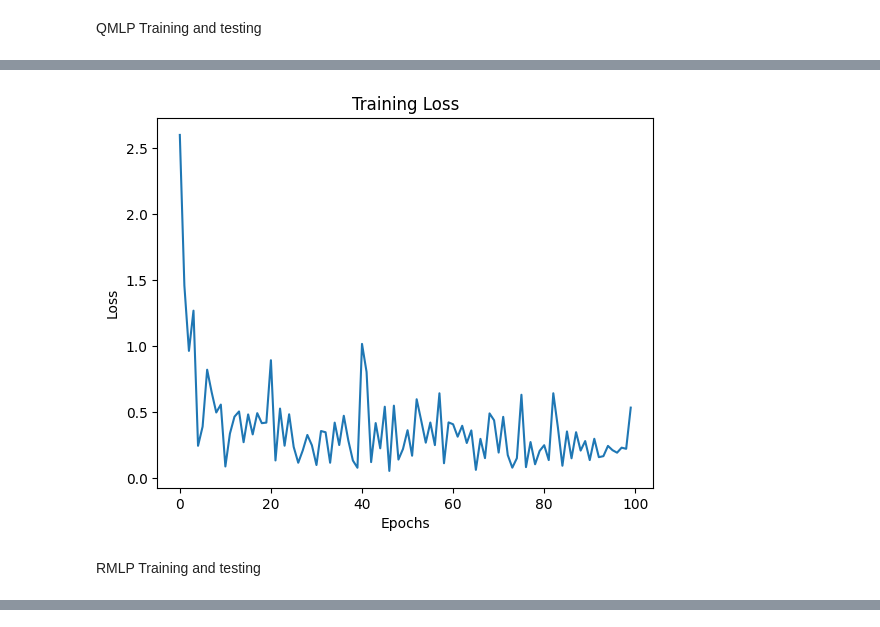
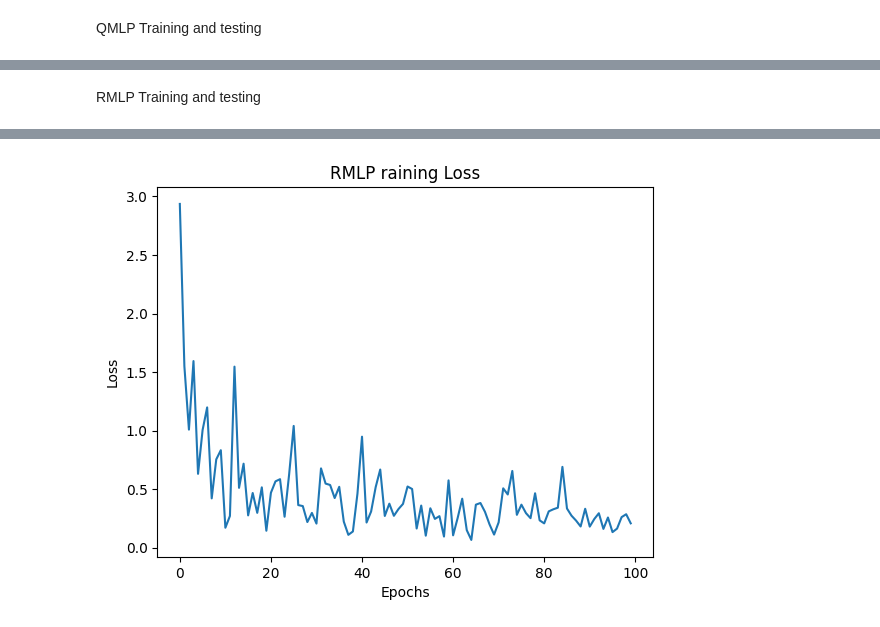
Before and after one commit to Kanton99/QPU_NN_Project, a Jupyter notebook: final_report.ipynb, the cells around one changed output, grey strips where cells are left out. Saved outputs shown, nothing was run; the diff lists cells and outputs as text; code cells hidden in the pictures.

```diff
--- a/final_report.ipynb
+++ b/final_report.ipynb
@@ -231,17 +234,14 @@ Test Error:
-# %%
-plot_loss(qmlp_train_loss)
-plt.show()
-# %% [output]
-[figure, removed]
 # %% [markdown]
 RMLP Training and testing
 # %%
 start_time = time.time()
 net = RMLP(num_data=7,num_cls=training_data.num_shapes)
 print("Network being trained is RMLP")
-train_loss = train(model=net,data=training_data,epochs=epochs,lr=0.01,batch_size=training_data.num_shapes)
+train_loss = train(model=net,data=training_data,epochs=epochs,lr=learning_rate,batch_size=training_data.num_shapes)
 print("Training is completed")
 print("--- %s seconds ---" % (time.time() - start_time))
+plot_loss(train_loss,"RMLP")
+plt.show()
 # %% [output]
 Network being trained is RMLP
 epoch: 10
@@ -263 +263,2 @@ Training is completed
+[figure, added]
 # %%
```
Also changed, not shown: parts of 14 cells of this notebook, 2 other files.
